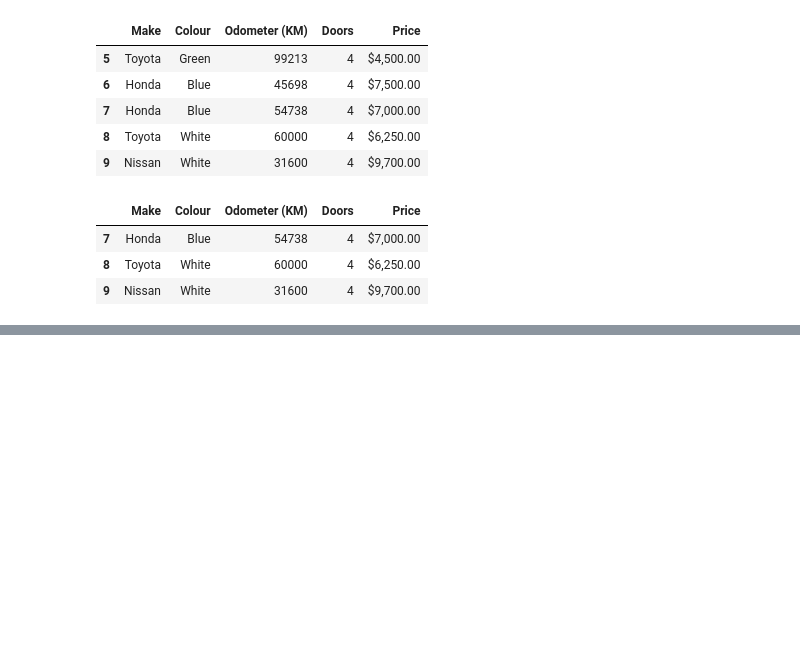
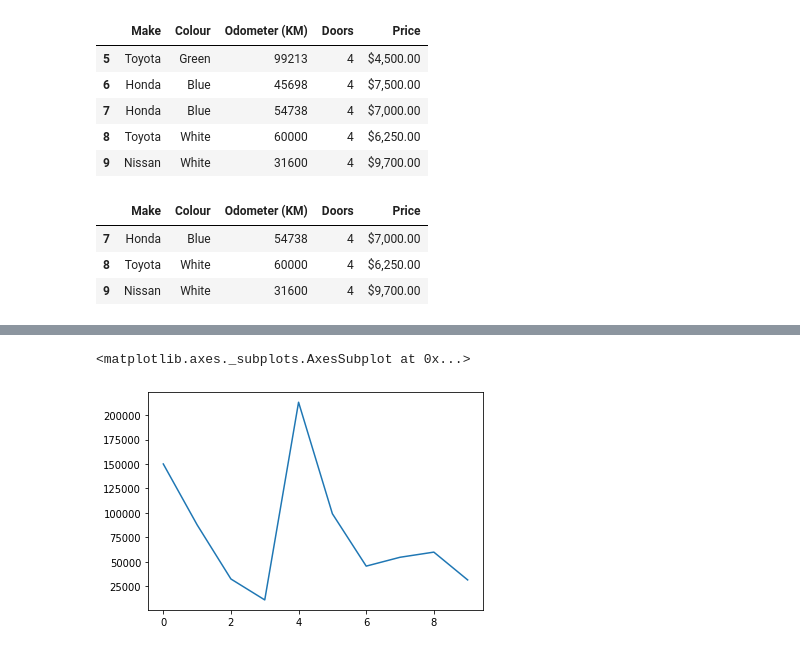
Before and after one commit to saikatbhuiyan/data-science, a Jupyter notebook: pandas/Pandas Introduction.ipynb, the cells around one changed output, grey strips where cells are left out. Cells and saved outputs as stored; diff of their text form; code cells hidden in the pictures; blank space fills up the shorter version.

```diff
--- a/pandas/Pandas Introduction.ipynb
+++ b/pandas/Pandas Introduction.ipynb
@@ -211,0 +400,5 @@ car_sales.tail(3)
+# %%
+car_sales["Odometer (KM)"].plot()
+# %% [output]
+<matplotlib.axes._subplots.AxesSubplot at 0x...>
+[figure, added]
```
Also changed, not shown: parts of 28 cells of this notebook.
